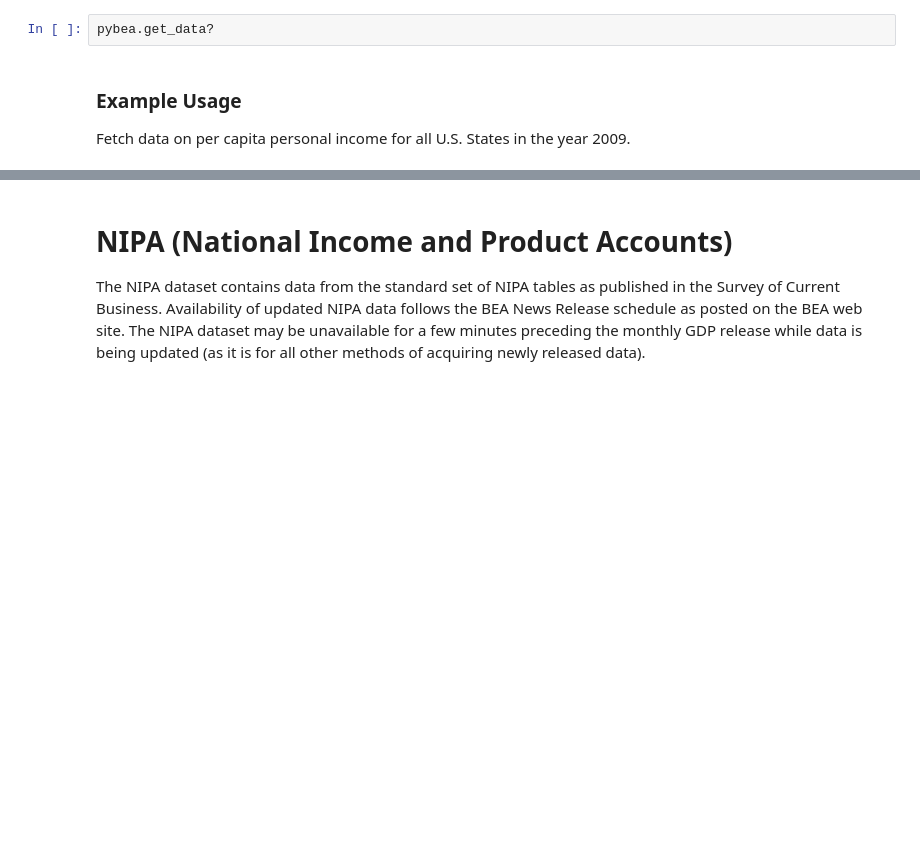
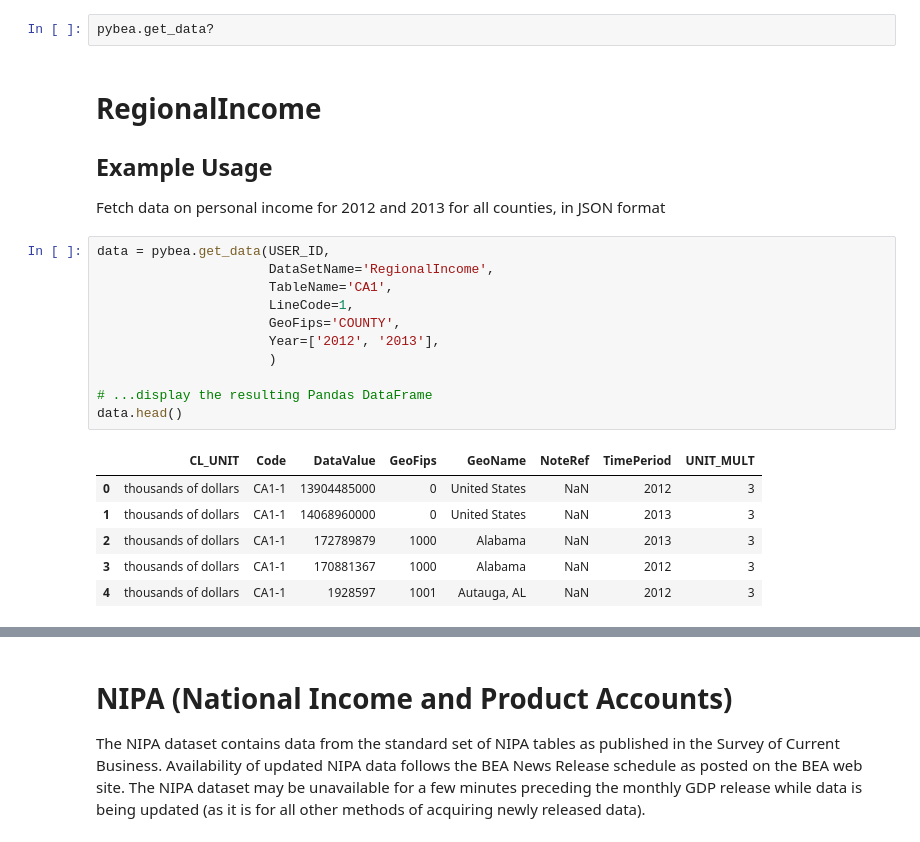
Before and after one commit to davidrpugh/pyBEA, a Jupyter notebook: examples/user-guide.ipynb, the cells around one changed output, grey strips where cells are left out. Cells and saved outputs as stored; diff of their text form; blank space fills up the shorter version.

Commit message:
Added regional product request.

```diff
--- a/examples/user-guide.ipynb
+++ b/examples/user-guide.ipynb
@@ -103,6 +95,26 @@ The BEA API has one method for retrieving data: `GetData`. This method has its o
 # %%
 pybea.get_data?
 # %% [markdown]
-### Example Usage
+# RegionalIncome
 
-Fetch data on per capita personal income for all U.S. States in the year 2009.
+## Example Usage
+
+Fetch data on personal income for 2012 and 2013 for all counties, in JSON format
+# %%
+data = pybea.get_data(USER_ID,
+                      DataSetName='RegionalIncome',
+                      TableName='CA1',
+                      LineCode=1,
+                      GeoFips='COUNTY',
+                      Year=['2012', '2013'],
+                      )
+
+# ...display the resulting Pandas DataFrame
+data.head()
+# %% [output]
+|  | CL_UNIT | Code | DataValue | GeoFips | GeoName | NoteRef | TimePeriod | UNIT_MULT |
+| 0 | thousands of dollars | CA1-1 | 13904485000 | 0 | United States | NaN | 2012 | 3 |
+| 1 | thousands of dollars | CA1-1 | 14068960000 | 0 | United States | NaN | 2013 | 3 |
+| 2 | thousands of dollars | CA1-1 | 172789879 | 1000 | Alabama | NaN | 2013 | 3 |
+| 3 | thousands of dollars | CA1-1 | 170881367 | 1000 | Alabama | NaN | 2012 | 3 |
+| 4 | thousands of dollars | CA1-1 | 1928597 | 1001 | Autauga, AL | NaN | 2012 | 3 |
```
Also changed, not shown: parts of 13 cells of this notebook, 2 other files.
